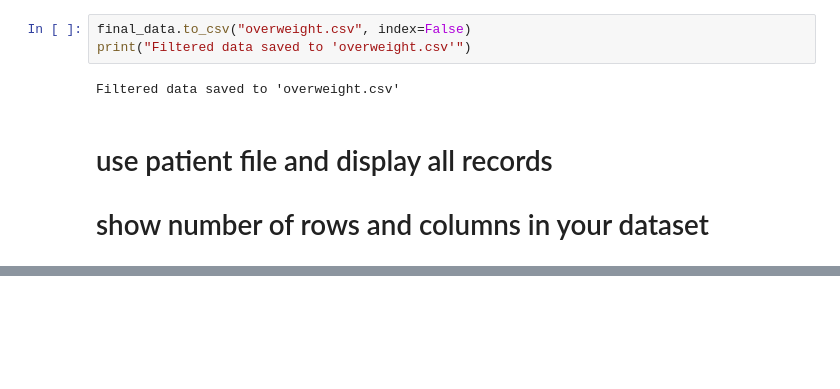
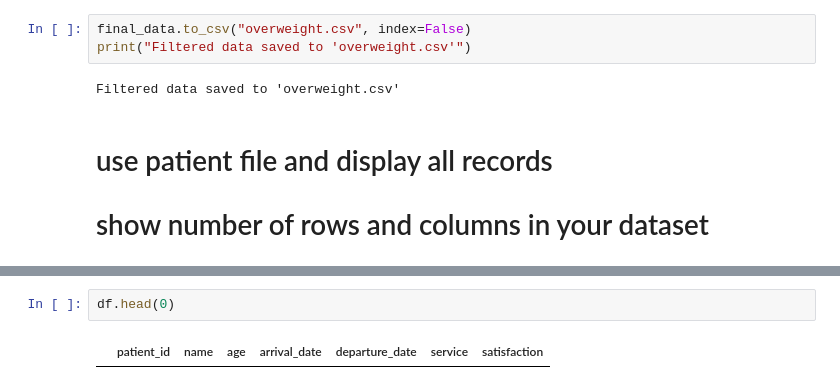
Before and after one commit to vivianaedora-hue/aimltraining, a Jupyter notebook: Day 10/DataHandling.ipynb, the cells around one changed output, grey strips where cells are left out. Saved outputs shown, nothing was run; the diff lists cells and outputs as text; blank space fills up the shorter version.

```diff
--- a/Day 10/DataHandling.ipynb
+++ b/Day 10/DataHandling.ipynb
@@ -231,0 +272,4 @@ Filtered data saved to 'overweight.csv'
+# %%
+df.head(0)
+# %% [output]
+|  | patient_id | name | age | arrival_date | departure_date | service | satisfaction |
```
Also changed, not shown: parts of 7 cells of this notebook, 1 other file.
